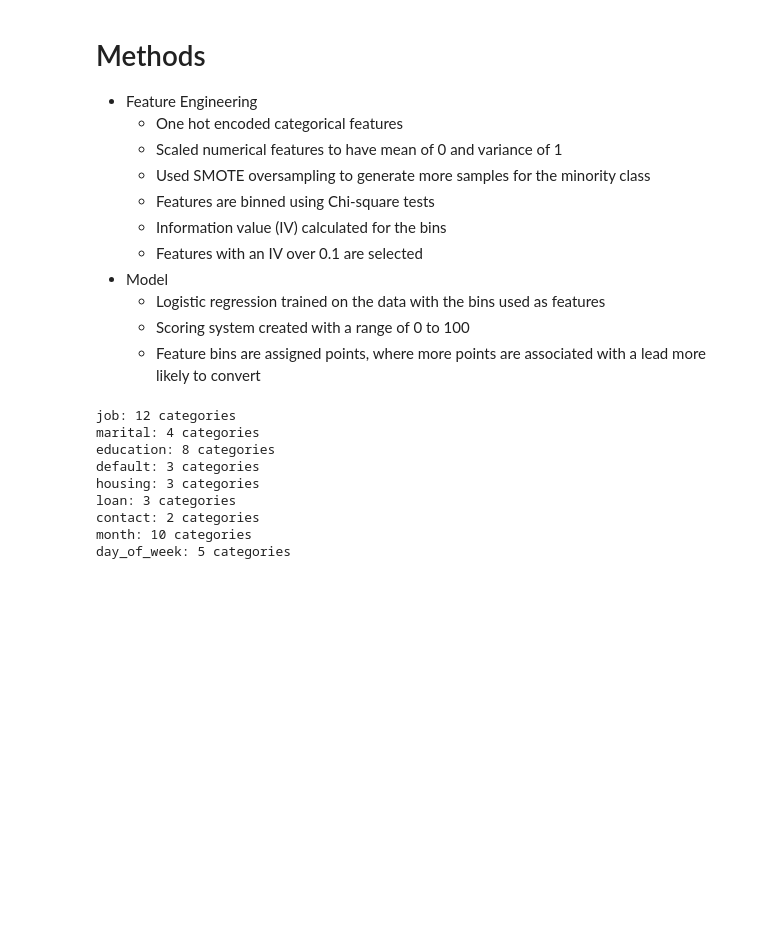
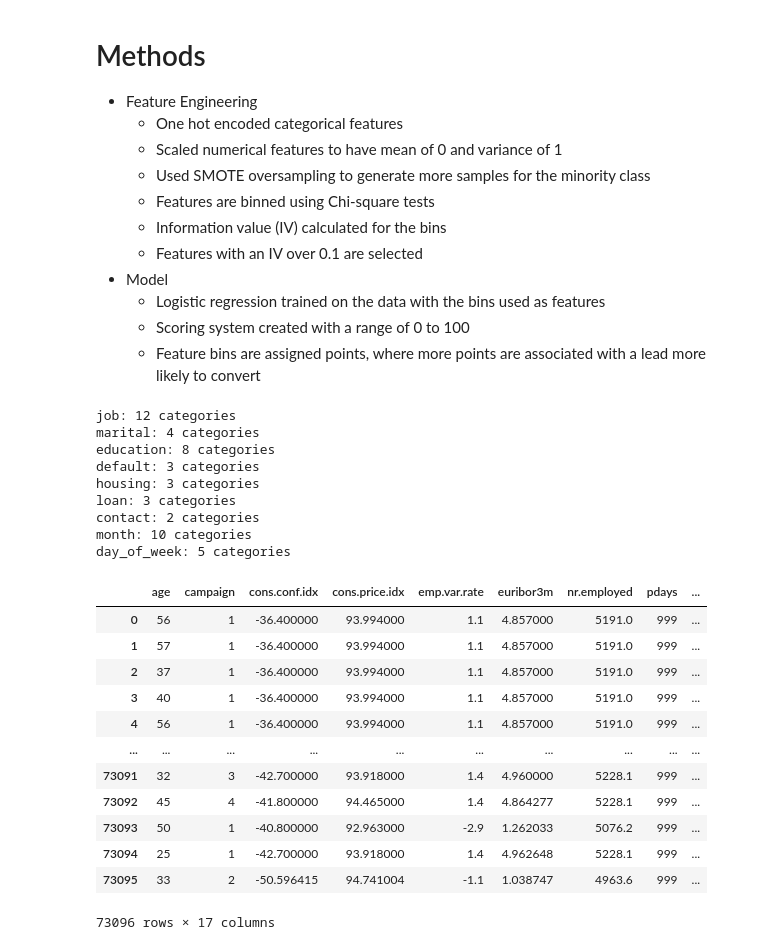
Before and after one commit to lagatorc/hotel_engine, a Jupyter notebook: lead_scoring/lead_scoring_scorecard.ipynb, the cells around one changed output. Cells and saved outputs as stored; diff of their text form; code cells hidden in the pictures; blank space fills up the shorter version.

```diff
--- a/lead_scoring/lead_scoring_scorecard.ipynb
+++ b/lead_scoring/lead_scoring_scorecard.ipynb
@@ -63,2 +72,18 @@ x_sm, y_sm = sm.fit_resample(data, y)
+# %%
+x_sm
+# %% [output]
+|  | age | campaign | cons.conf.idx | cons.price.idx | emp.var.rate | euribor3m | nr.employed | pdays | ... |
+| 0 | 56 | 1 | -36.400000 | 93.994000 | 1.1 | 4.857000 | 5191.0 | 999 | ... |
+| 1 | 57 | 1 | -36.400000 | 93.994000 | 1.1 | 4.857000 | 5191.0 | 999 | ... |
+| 2 | 37 | 1 | -36.400000 | 93.994000 | 1.1 | 4.857000 | 5191.0 | 999 | ... |
+| 3 | 40 | 1 | -36.400000 | 93.994000 | 1.1 | 4.857000 | 5191.0 | 999 | ... |
+| 4 | 56 | 1 | -36.400000 | 93.994000 | 1.1 | 4.857000 | 5191.0 | 999 | ... |
+| ... | ... | ... | ... | ... | ... | ... | ... | ... | ... |
+| 73091 | 32 | 3 | -42.700000 | 93.918000 | 1.4 | 4.960000 | 5228.1 | 999 | ... |
+| 73092 | 45 | 4 | -41.800000 | 94.465000 | 1.4 | 4.864277 | 5228.1 | 999 | ... |
+| 73093 | 50 | 1 | -40.800000 | 92.963000 | -2.9 | 1.262033 | 5076.2 | 999 | ... |
+| 73094 | 25 | 1 | -42.700000 | 93.918000 | 1.4 | 4.962648 | 5228.1 | 999 | ... |
+| 73095 | 33 | 2 | -50.596415 | 94.741004 | -1.1 | 1.038747 | 4963.6 | 999 | ... |
+73096 rows × 17 columns
 # %%
 x_train, x_test, y_train, y_test = train_test_split(x_sm, y_sm, test_size=0.3)
```
Also changed, not shown: parts of 9 cells of this notebook.
